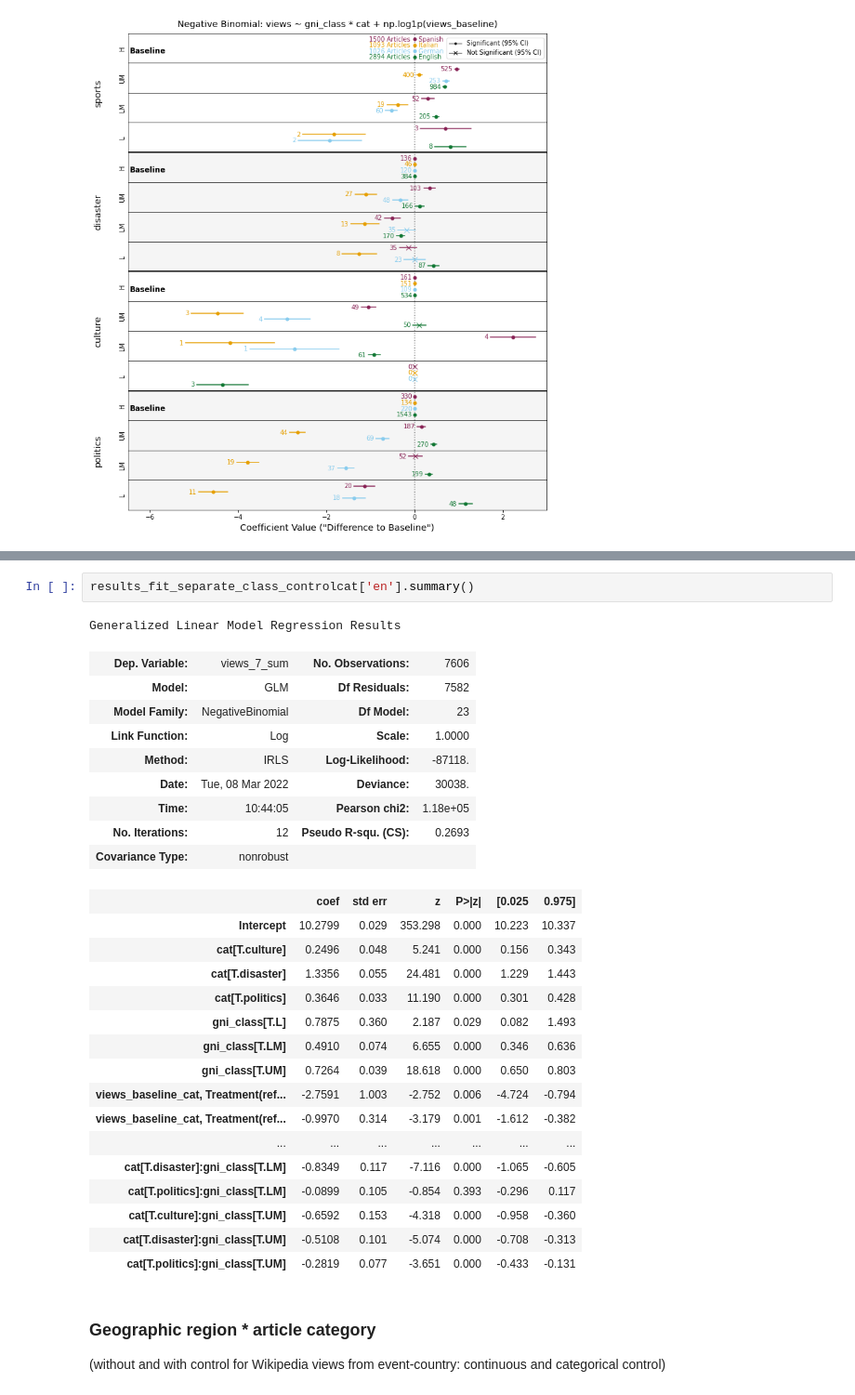
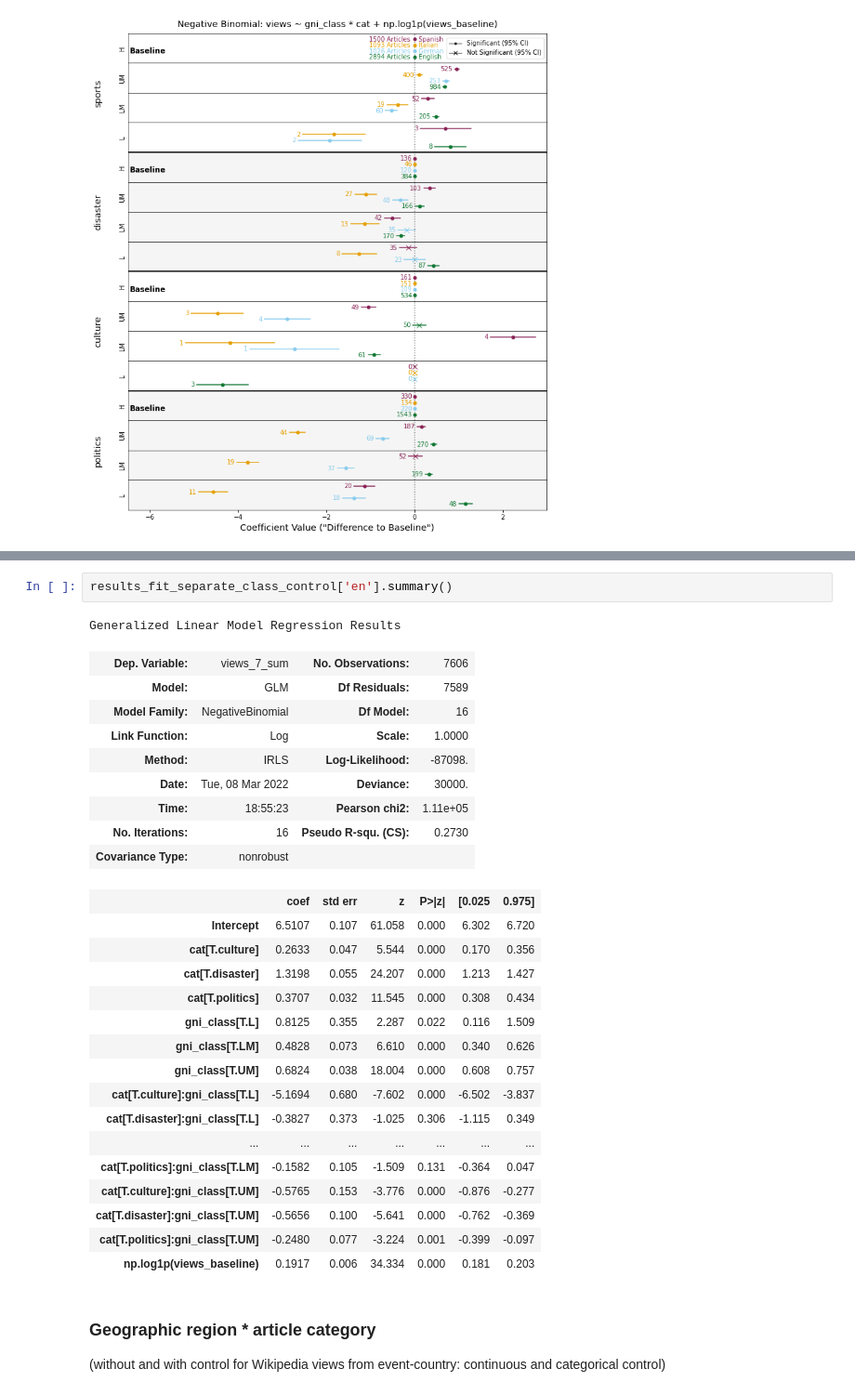
Before and after one commit to ruptho/wiki-event-bias, a Jupyter notebook: negative_binomial.ipynb, the cells around one changed output, grey strips where cells are left out. Shown at 93% size. Saved outputs shown, nothing was run; the diff lists cells and outputs as text.

Commit message:
negative binomial experiments, offset+exposure tries

```diff
--- a/negative_binomial.ipynb
+++ b/negative_binomial.ipynb
@@ -249,34 +257,34 @@ Generalized Linear Model Regression Results
 | cat[T.disaster]:gni_class[T.UM] | -0.8704 | 0.100 | -8.708 | 0.000 | -1.066 | -0.675 |
 | cat[T.politics]:gni_class[T.UM] | -0.6799 | 0.076 | -8.994 | 0.000 | -0.828 | -0.532 |
 # %%
-results_fit_separate_class_controlcat['en'].summary()
+results_fit_separate_class_control['en'].summary()
 # %% [output]
 Generalized Linear Model Regression Results
 | Dep. Variable: | views_7_sum | No. Observations: | 7606 |
-| Model: | GLM | Df Residuals: | 7582 |
-| Model Family: | NegativeBinomial | Df Model: | 23 |
+| Model: | GLM | Df Residuals: | 7589 |
+| Model Family: | NegativeBinomial | Df Model: | 16 |
 | Link Function: | Log | Scale: | 1.0000 |
-| Method: | IRLS | Log-Likelihood: | -87118. |
-| Date: | Tue, 08 Mar 2022 | Deviance: | 30038. |
-| Time: | 10:44:05 | Pearson chi2: | 1.18e+05 |
-| No. Iterations: | 12 | Pseudo R-squ. (CS): | 0.2693 |
+| Method: | IRLS | Log-Likelihood: | -87098. |
+| Date: | Tue, 08 Mar 2022 | Deviance: | 30000. |
+| Time: | 18:55:23 | Pearson chi2: | 1.11e+05 |
+| No. Iterations: | 16 | Pseudo R-squ. (CS): | 0.2730 |
 | Covariance Type: | nonrobust |  |  |
 |  | coef | std err | z | P>|z| | [0.025 | 0.975] |
-| Intercept | 10.2799 | 0.029 | 353.298 | 0.000 | 10.223 | 10.337 |
-| cat[T.culture] | 0.2496 | 0.048 | 5.241 | 0.000 | 0.156 | 0.343 |
-| cat[T.disaster] | 1.3356 | 0.055 | 24.481 | 0.000 | 1.229 | 1.443 |
-| cat[T.politics] | 0.3646 | 0.033 | 11.190 | 0.000 | 0.301 | 0.428 |
-| gni_class[T.L] | 0.7875 | 0.360 | 2.187 | 0.029 | 0.082 | 1.493 |
-| gni_class[T.LM] | 0.4910 | 0.074 | 6.655 | 0.000 | 0.346 | 0.636 |
-| gni_class[T.UM] | 0.7264 | 0.039 | 18.618 | 0.000 | 0.650 | 0.803 |
-| views_baseline_cat, Treatment(ref... | -2.7591 | 1.003 | -2.752 | 0.006 | -4.724 | -0.794 |
-| views_baseline_cat, Treatment(ref... | -0.9970 | 0.314 | -3.179 | 0.001 | -1.612 | -0.382 |
+| Intercept | 6.5107 | 0.107 | 61.058 | 0.000 | 6.302 | 6.720 |
+| cat[T.culture] | 0.2633 | 0.047 | 5.544 | 0.000 | 0.170 | 0.356 |
+| cat[T.disaster] | 1.3198 | 0.055 | 24.207 | 0.000 | 1.213 | 1.427 |
+| cat[T.politics] | 0.3707 | 0.032 | 11.545 | 0.000 | 0.308 | 0.434 |
+| gni_class[T.L] | 0.8125 | 0.355 | 2.287 | 0.022 | 0.116 | 1.509 |
+| gni_class[T.LM] | 0.4828 | 0.073 | 6.610 | 0.000 | 0.340 | 0.626 |
+| gni_class[T.UM] | 0.6824 | 0.038 | 18.004 | 0.000 | 0.608 | 0.757 |
+| cat[T.culture]:gni_class[T.L] | -5.1694 | 0.680 | -7.602 | 0.000 | -6.502 | -3.837 |
+| cat[T.disaster]:gni_class[T.L] | -0.3827 | 0.373 | -1.025 | 0.306 | -1.115 | 0.349 |
 | ... | ... | ... | ... | ... | ... | ... |
-| cat[T.disaster]:gni_class[T.LM] | -0.8349 | 0.117 | -7.116 | 0.000 | -1.065 | -0.605 |
-| cat[T.politics]:gni_class[T.LM] | -0.0899 | 0.105 | -0.854 | 0.393 | -0.296 | 0.117 |
-| cat[T.culture]:gni_class[T.UM] | -0.6592 | 0.153 | -4.318 | 0.000 | -0.958 | -0.360 |
-| cat[T.disaster]:gni_class[T.UM] | -0.5108 | 0.101 | -5.074 | 0.000 | -0.708 | -0.313 |
-| cat[T.politics]:gni_class[T.UM] | -0.2819 | 0.077 | -3.651 | 0.000 | -0.433 | -0.131 |
+| cat[T.politics]:gni_class[T.LM] | -0.1582 | 0.105 | -1.509 | 0.131 | -0.364 | 0.047 |
+| cat[T.culture]:gni_class[T.UM] | -0.5765 | 0.153 | -3.776 | 0.000 | -0.876 | -0.277 |
+| cat[T.disaster]:gni_class[T.UM] | -0.5656 | 0.100 | -5.641 | 0.000 | -0.762 | -0.369 |
+| cat[T.politics]:gni_class[T.UM] | -0.2480 | 0.077 | -3.224 | 0.001 | -0.399 | -0.097 |
+| np.log1p(views_baseline) | 0.1917 | 0.006 | 34.334 | 0.000 | 0.181 | 0.203 |
 # %% [markdown]
 ### Geographic region * article category
 (without and with control for Wikipedia views from event-country: continuous and categorical control)
```
Also changed, not shown: parts of 10 cells of this notebook, 8 other files.
